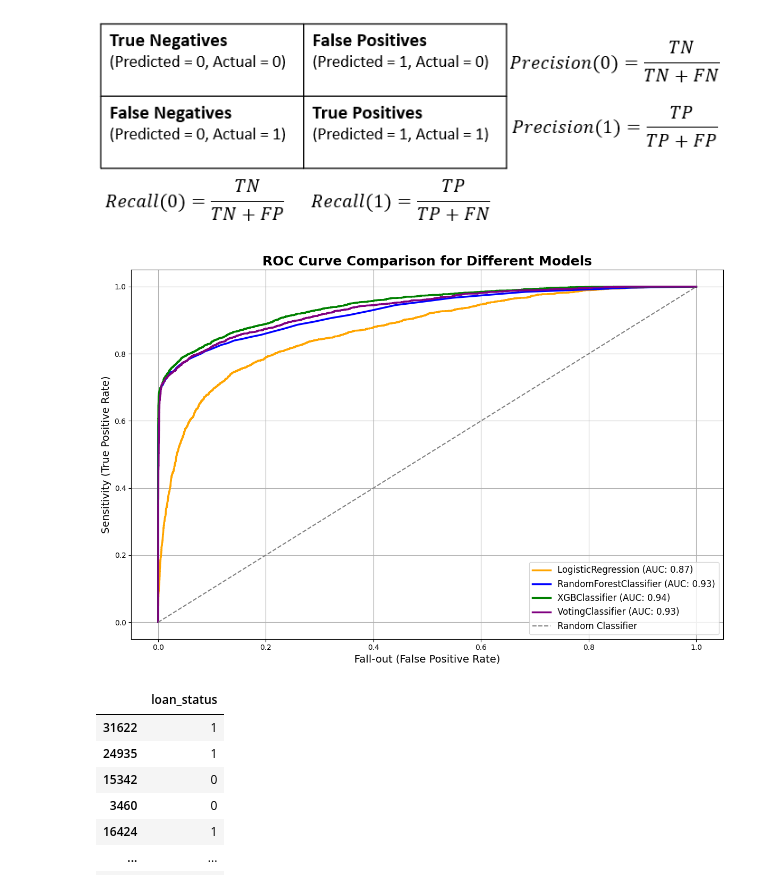
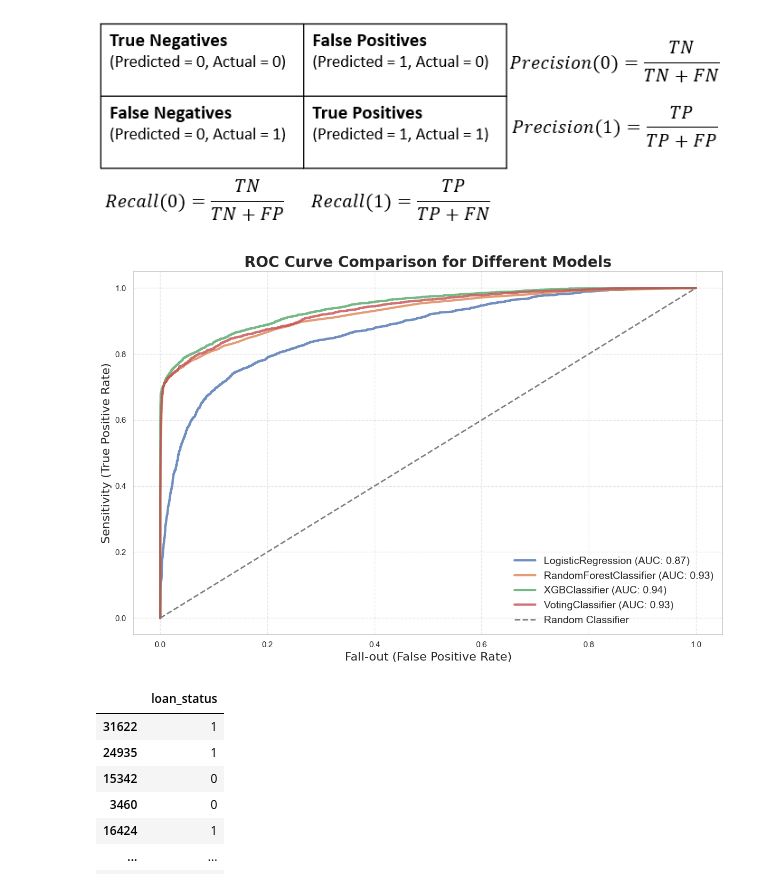
Before and after one commit to DanrleiDiegues/credit-risk-classifier, a Jupyter notebook: credit_analysis.ipynb, the cells around one changed output. Drawn from its saved outputs; the diff is of its cells as text; code cells hidden in the pictures.

```diff
--- a/credit_analysis.ipynb
+++ b/credit_analysis.ipynb
@@ -22,5 +34,5 @@ data.head(10)
 # %%
-data = pd.read_csv("G:/Meu Drive/03   DS & ML Engineer/04   Projetos/Credit Risk/Credit_Risk_Project/data/cr_loan2.csv")
+data = pd.read_csv("data/cr_loan2.csv")
 data.head(10)
 # %% [output]
 |  | person_age | person_income | person_home_ownership | person_emp_length | loan_intent | loan_grade | ... |
@@ -505,39 +517,47 @@ The VotingClassifier has an Accuracy: 0.9292, and a Precision of: 0.9479
 ![image.png](attachment:9ed153a6-5a1b-4408-bf12-3728f2aafae7.png)
 # %%
 import matplotlib.pyplot as plt
+import seaborn as sns
+
+# Configurar o estilo para um visual mais suave
+sns.set(style="whitegrid")
+
+# Definir uma paleta de cores suaves
+colors = sns.color_palette("deep", len(model_name_list))
 
 # --- Plot the ROC Curve for all models with improvements:
 
 # Set the figure size for better clarity
 plt.figure(figsize=(12, 8))
 
-# Plot each model's ROC curve
+# Plot each model's ROC curve with a soft appearance
 for idx in range(len(model_name_list)):
-    # Plot each ROC curve with a unique color, and add AUC to the label
     plt.plot(fallout_list[idx], sensitivity_list[idx],
-             color=colors[idx], linewidth=2.5, label=f"{model_name_list[idx]} (AUC: {roc_auc_list[idx]:.2f})")
+             color=colors[idx], linewidth=3, alpha=0.8, label=f"{model_name_list[idx]} (AUC: {roc_auc_list[idx]:.2f})")
 
-# Plot the diagonal line (random model)
-plt.plot([0, 1], [0, 1], linestyle='--', color='gray', label='Random Classifier', linewidth=1.5)
+# Plot the diagonal line (random model) with a softer style
+plt.plot([0, 1], [0, 1], linestyle='--', color='gray', label='Random Classifier', linewidth=2)
 
-# Add title and labels with larger fonts for better visibility
-plt.title("ROC Curve Comparison for Different Models", fontsize=18, fontweight='bold')
-plt.xlabel('Fall-out (False Positive Rate)', fontsize=14)
-plt.ylabel('Sensitivity (True Positive Rate)', fontsize=14)
+# Add title with a clean, elegant font style
+plt.title("ROC Curve Comparison for Different Models", fontsize=20, fontweight='bold', family='DejaVu Sans')
 
-# Add grid lines for easier interpretation of the graph
-plt.grid(True)
+# Labels with slightly larger font and a clean look
+plt.xlabel('Fall-out (False Positive Rate)', fontsize=16, family='DejaVu Sans')
+plt.ylabel('Sensitivity (True Positive Rate)', fontsize=16, family='DejaVu Sans')
+
+# Add grid lines with a soft appearance
+plt.grid(True, linestyle='--', alpha=0.5)
 
 # Add a legend with a cleaner font size and position it better
-plt.legend(loc='lower right', fontsize=12)
+plt.legend(loc='lower right', fontsize=14, frameon=False, fancybox=True)
 
 # Tight layout for better spacing
 plt.tight_layout()
 
 # Display the plot
 plt.show()
 # %% [output]
-[figure, old version]
+[figure, new version]
 # %%
 y_test
 # %% [output]
```
Also changed, not shown: parts of 3 cells of this notebook, 1 other file.
